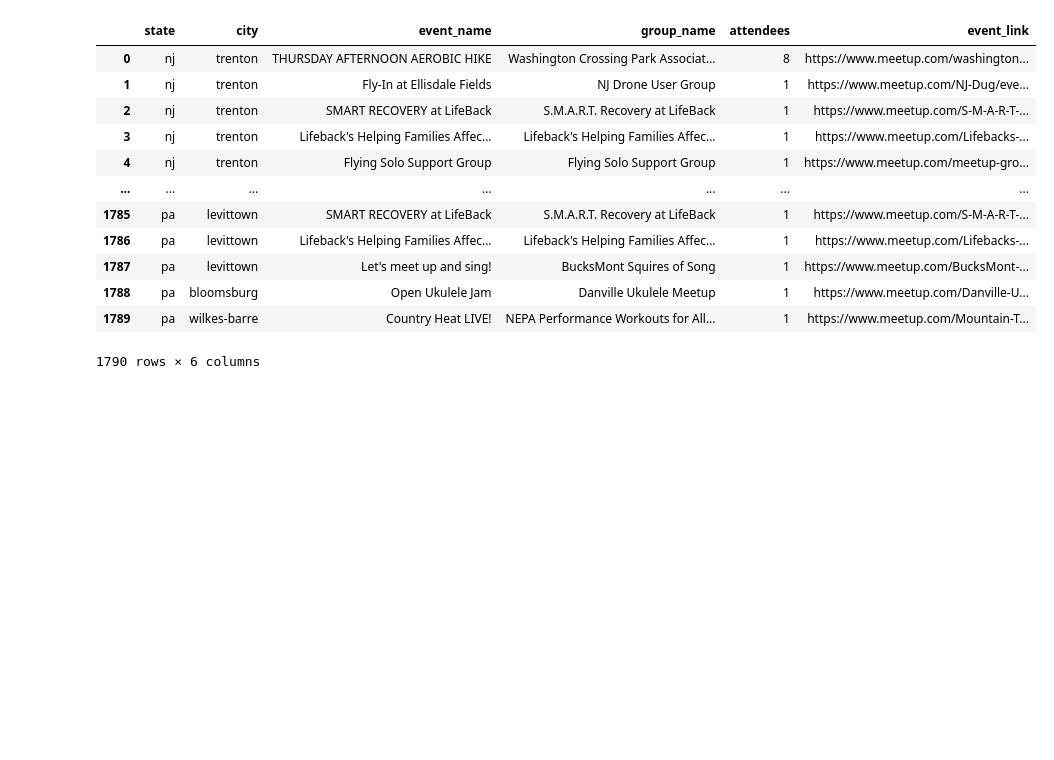
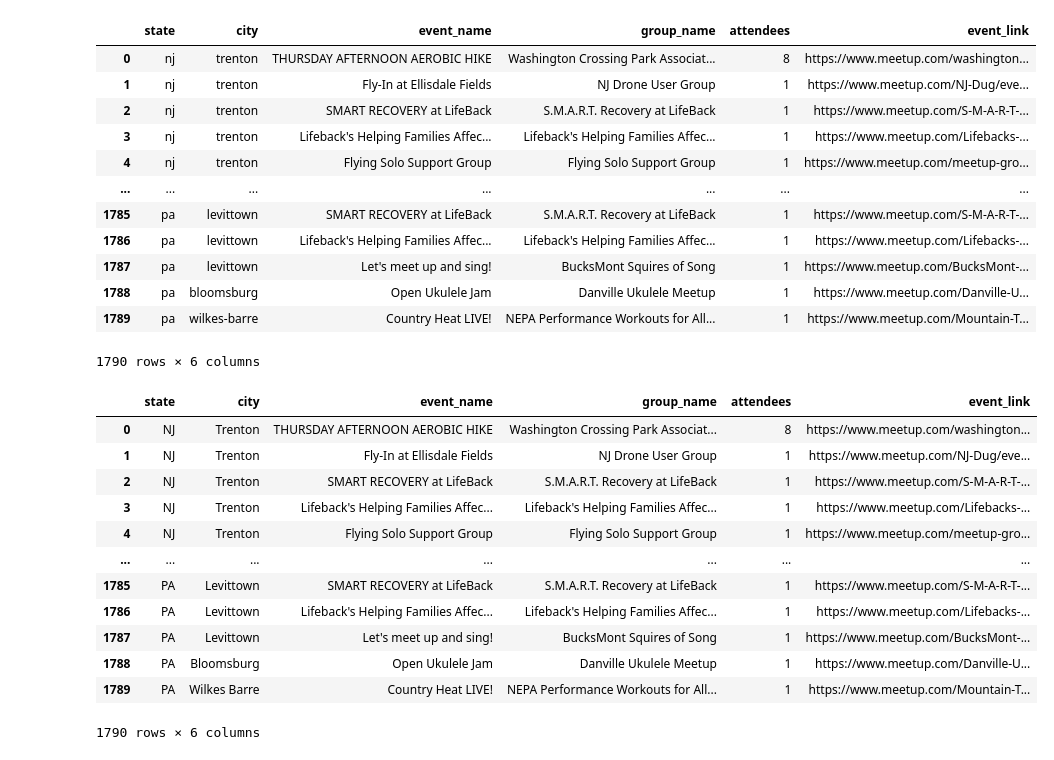
Before and after one commit to MersedehSP/Meetup_Project2, a Jupyter notebook: arts_scraped_data/scrape_arts.ipynb, the cells around one changed output. Saved outputs shown, nothing was run; the diff lists cells and outputs as text; code cells hidden in the pictures; blank space fills up the shorter version.

```diff
--- a/arts_scraped_data/scrape_arts.ipynb
+++ b/arts_scraped_data/scrape_arts.ipynb
@@ -214,3 +218,24 @@ final_meetup_df
 | 1788 | pa | bloomsburg | Open Ukulele Jam | Danville Ukulele Meetup | 1 | https://www.meetup.com/Danville-U... |
 | 1789 | pa | wilkes-barre | Country Heat LIVE! | NEPA Performance Workouts for All... | 1 | https://www.meetup.com/Mountain-T... |
 1790 rows × 6 columns
+# %%
+# Modify state and city columns in final_meetup_df
+
+final_meetup_df['state'] = final_meetup_df['state'].str.upper()
+final_meetup_df['city'] = final_meetup_df['city'].str.title().replace('-', ' ')
+final_meetup_df['city'] = final_meetup_df['city'].str.replace('-', ' ')
+final_meetup_df
+# %% [output]
+|  | state | city | event_name | group_name | attendees | event_link |
+| 0 | NJ | Trenton | THURSDAY AFTERNOON AEROBIC HIKE | Washington Crossing Park Associat... | 8 | https://www.meetup.com/washington... |
+| 1 | NJ | Trenton | Fly-In at Ellisdale Fields | NJ Drone User Group | 1 | https://www.meetup.com/NJ-Dug/eve... |
+| 2 | NJ | Trenton | SMART RECOVERY at LifeBack | S.M.A.R.T. Recovery at LifeBack | 1 | https://www.meetup.com/S-M-A-R-T-... |
+| 3 | NJ | Trenton | Lifeback's Helping Families Affec... | Lifeback's Helping Families Affec... | 1 | https://www.meetup.com/Lifebacks-... |
+| 4 | NJ | Trenton | Flying Solo Support Group | Flying Solo Support Group | 1 | https://www.meetup.com/meetup-gro... |
+| ... | ... | ... | ... | ... | ... | ... |
+| 1785 | PA | Levittown | SMART RECOVERY at LifeBack | S.M.A.R.T. Recovery at LifeBack | 1 | https://www.meetup.com/S-M-A-R-T-... |
+| 1786 | PA | Levittown | Lifeback's Helping Families Affec... | Lifeback's Helping Families Affec... | 1 | https://www.meetup.com/Lifebacks-... |
+| 1787 | PA | Levittown | Let's meet up and sing! | BucksMont Squires of Song | 1 | https://www.meetup.com/BucksMont-... |
+| 1788 | PA | Bloomsburg | Open Ukulele Jam | Danville Ukulele Meetup | 1 | https://www.meetup.com/Danville-U... |
+| 1789 | PA | Wilkes Barre | Country Heat LIVE! | NEPA Performance Workouts for All... | 1 | https://www.meetup.com/Mountain-T... |
+1790 rows × 6 columns
```
Also changed, not shown: parts of 7 cells of this notebook, 1 other file.
